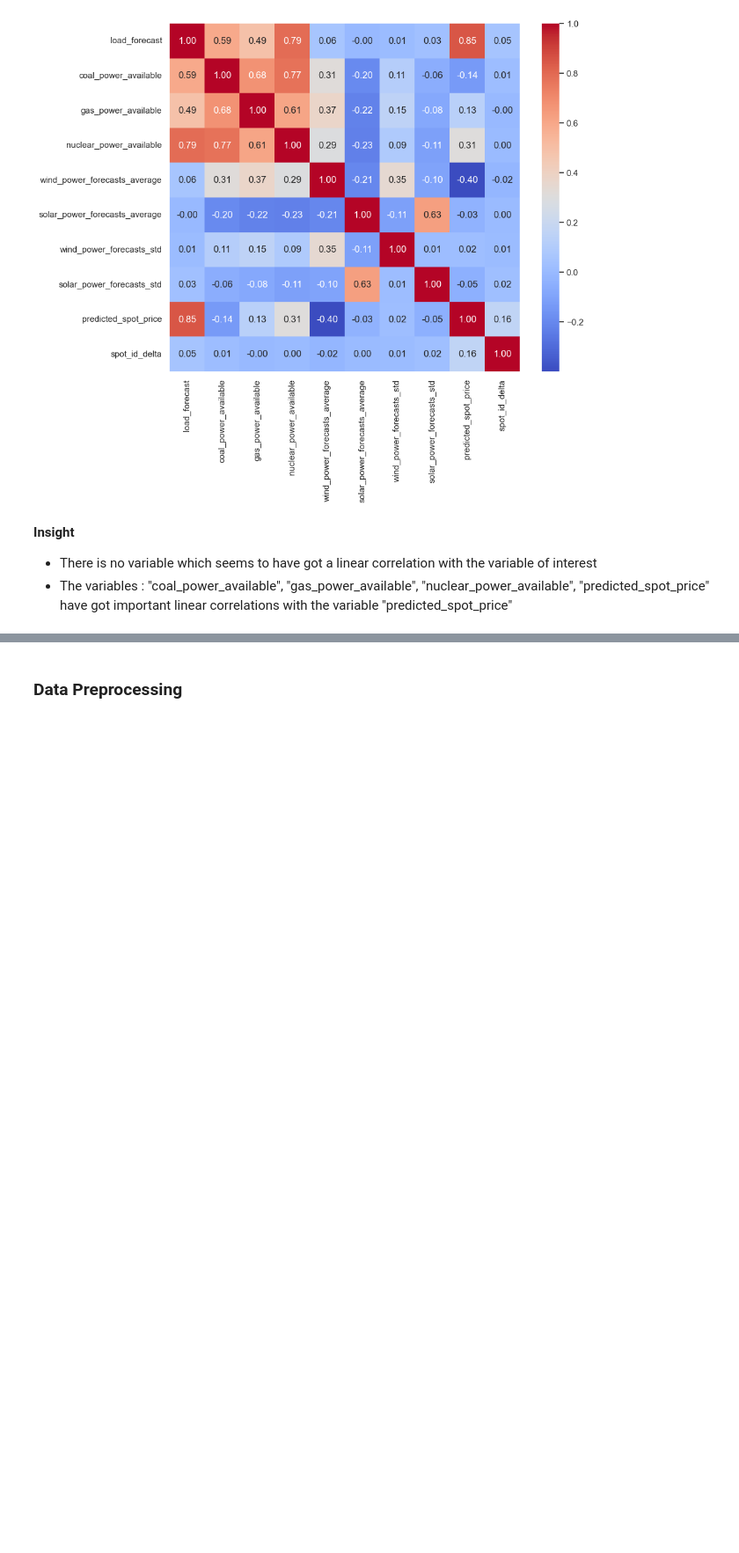
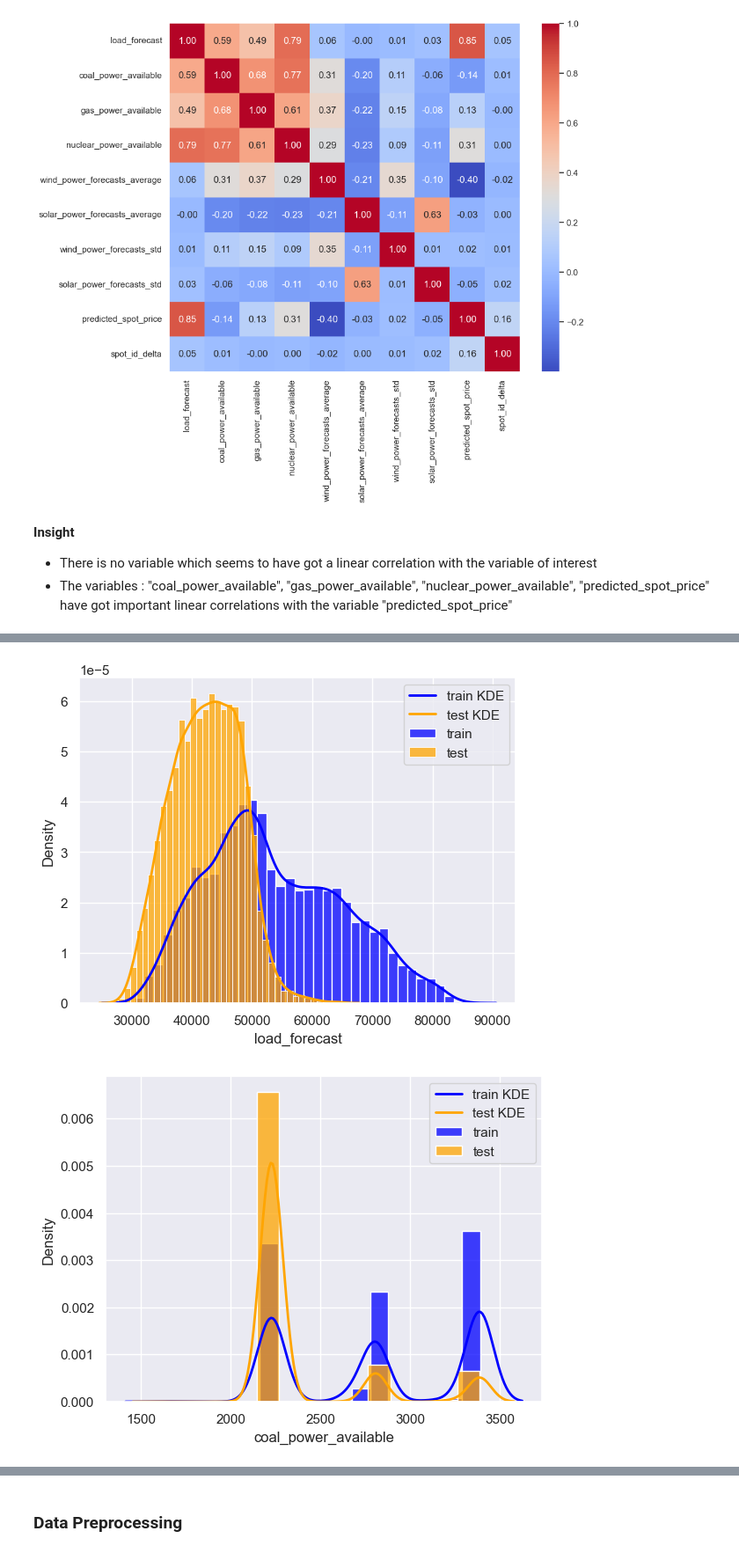
Before and after one commit to stabilo140/Data_Challenge_elmy, a Jupyter notebook: data_challenge_Lelouche.ipynb, the cells around one changed output, grey strips where cells are left out. Shown at 88% size. Cells and saved outputs as stored; diff of their text form; code cells hidden in the pictures; blank space fills up the shorter version.

Commit message:
different distributions between train and test set, overfitting

```diff
--- a/data_challenge_Lelouche.ipynb
+++ b/data_challenge_Lelouche.ipynb
@@ -286,0 +312,17 @@ Correlation Matrix
+# %%
+for col in df_test.columns:
+    plt.figure()
+
+    # Plot histograms for train and test
+    sns.histplot(df[col], label='train', color='blue', kde=False, stat='density')
+    sns.histplot(df_test[col], label='test', color='orange', kde=False, stat='density')
+
+    # Overlay KDE plots for train and test
+    sns.kdeplot(df[col], color='blue', label='train KDE', linewidth=2)
+    sns.kdeplot(df_test[col], color='orange', label='test KDE', linewidth=2)
+
+    plt.legend()
+    plt.show()
+# %% [output]
+[figure, added]
+[figure, added]
```
Also changed, not shown: parts of 25 cells of this notebook.
